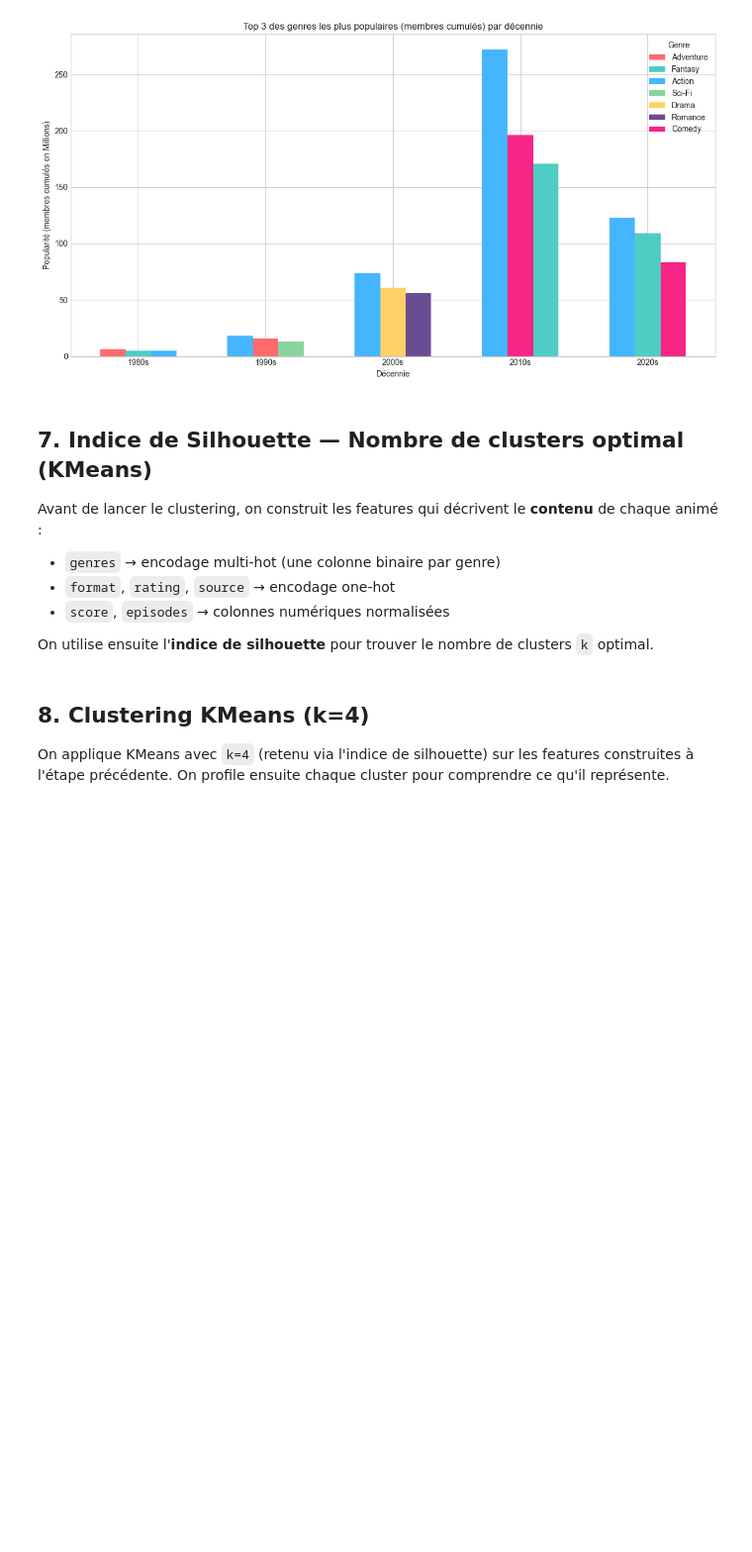
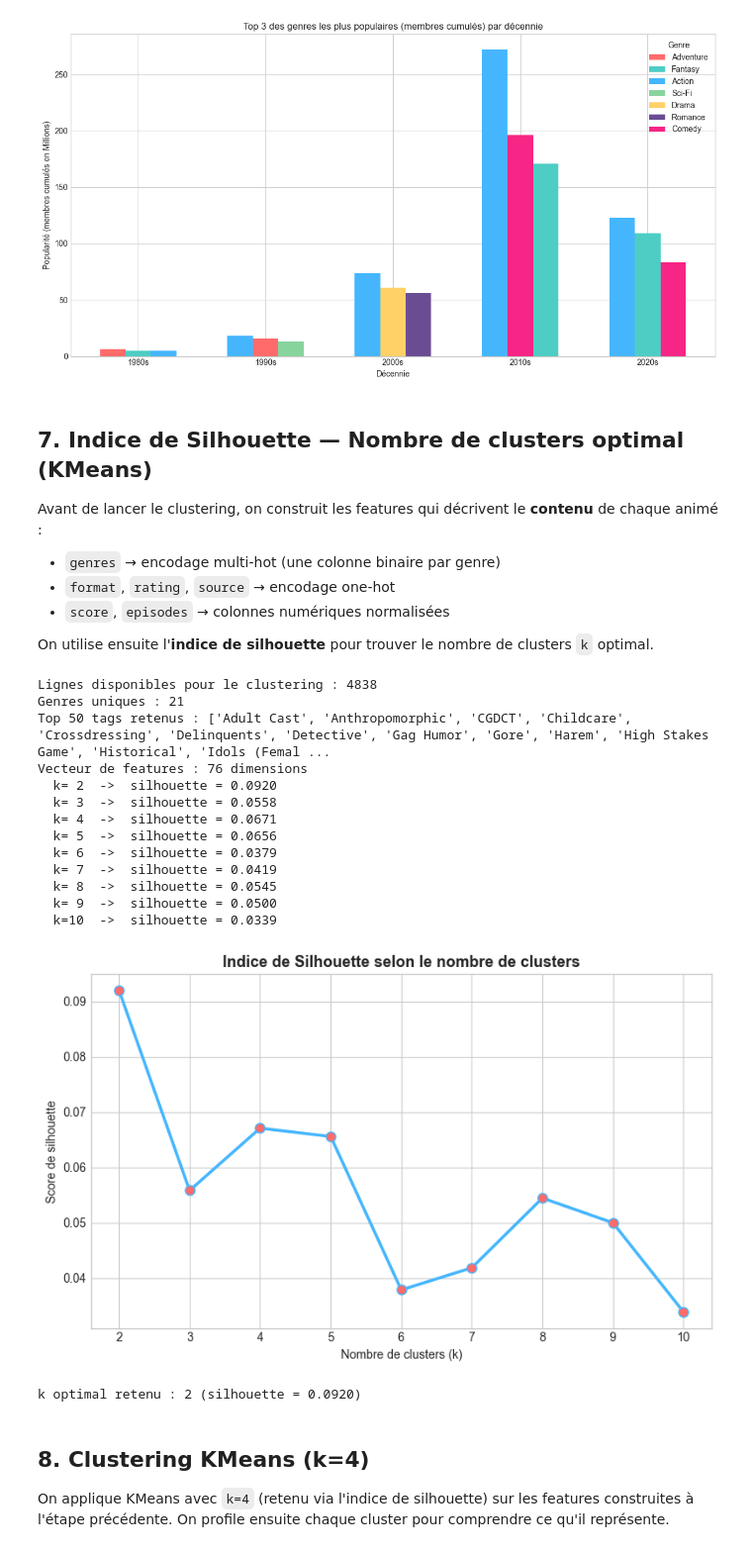
Before and after one commit to Antschw/AnimeTD, a Jupyter notebook: Clean_Anime.ipynb, the cells around one changed output. Shown at 99% size. Cells and saved outputs as stored; diff of their text form; code cells hidden in the pictures; blank space fills up the shorter version.

```diff
--- a/Clean_Anime.ipynb
+++ b/Clean_Anime.ipynb
@@ -611,7 +619,7 @@ from pyspark.ml import Pipeline
 
 # ── 1. Sélection et nettoyage des colonnes utiles ────────────────────────────
 df_ml = df_clean.select(
-    "mal_id", "title_romaji", "genres", "score", "episodes", "format", "rating", "source"
+    "mal_id", "title_romaji", "genres", "tags", "score", "episodes", "format", "rating", "source"
 ).dropna(subset=["score", "episodes", "format", "rating", "source", "genres"]) \
  .filter(F.col("genres") != "Unknown")
 
@@ -625,7 +633,7 @@ all_genres_list = (
          .collect()
 )
 all_genres = sorted([row['genre'] for row in all_genres_list])
-print(f"Genres uniques détectés : {len(all_genres)} → {all_genres}")
+print(f"Genres uniques : {len(all_genres)}")
 
 for genre in all_genres:
     col_name = "g_" + genre.replace(" ", "_").replace("-", "_").replace("'", "")
@@ -633,7 +641,30 @@ for genre in all_genres:
 
 genre_feature_cols = ["g_" + g.replace(" ", "_").replace("-", "_").replace("'", "") for g in all_genres]
 
-# ── 3. One-hot encoding des colonnes catégorielles ────────────────────────────
+# ── 3. Multi-hot encoding des tags (top 50 les plus fréquents) ───────────────
+# On limite aux 50 tags les plus fréquents pour éviter l'explosion de la dimensionnalité
+top_tags = (
+    df_ml.filter((F.col("tags") != "Unknown") & F.col("tags").isNotNull())
+         .withColumn("tag", F.explode(F.split(F.col("tags"), "\\|")))
+         .filter(F.col("tag") != "")
+         .groupBy("tag").count()
+         .orderBy(F.col("count").desc())
+         .limit(50)
+         .select("tag").collect()
+)
+top_tags_list = sorted([row['tag'] for row in top_tags])
+print(f"Top 50 tags retenus : {top_tags_list}")
+
+for tag in top_tags_list:
+    col_name = "t_" + tag.replace(" ", "_").replace("-", "_").replace("'", "")
+    df_ml = df_ml.withColumn(col_name,
+        F.when(F.col("tags").isNotNull() & F.col("tags").contains(tag), 1.0).otherwise(0.0)
+    )
+
+tag_feature_cols = ["t_" + t.replace(" ", "_").replace("-", "_").replace("'", "") for t in top_tags_list]
+# ─────────────────────────────────────────────────────────────────────────────
+
+# ── 4. One-hot encoding des colonnes catégorielles ────────────────────────────
 cat_cols = ["format", "rating", "source"]
 indexers = [StringIndexer(inputCol=c, outputCol=f"{c}_idx", handleInvalid="keep") for c in cat_cols]
 encoders = [OneHotEncoder(inputCols=[f"{c}_idx" for c in cat_cols], outputCols=[f"{c}_ohe" for c in cat_cols])]
@@ -641,12 +672,12 @@ pipeline = Pipeline(stages=indexers + encoders)
 df_ml = pipeline.fit(df_ml).transform(df_ml)
 ohe_cols = [f"{c}_ohe" for c in cat_cols]
 
-# ── 4. Normalisation log des épisodes ────────────────────────────────────────
+# ── 5. Normalisation log des épisodes ────────────────────────────────────────
 df_ml = df_ml.withColumn("log_episodes", F.log1p(F.col("episodes")))
 numeric_cols = ["score", "log_episodes"]
 
-# ── 5. Assemblage et standardisation ─────────────────────────────────────────
-all_feature_cols = numeric_cols + genre_feature_cols + ohe_cols
+# ── 6. Assemblage et standardisation ─────────────────────────────────────────
+all_feature_cols = numeric_cols + genre_feature_cols + tag_feature_cols + ohe_cols
 df_assembled = VectorAssembler(inputCols=all_feature_cols, outputCol="features_raw", handleInvalid="skip") \
                    .transform(df_ml)
 
@@ -654,34 +685,50 @@ scaler = StandardScaler(inputCol="features_raw", outputCol="features", withStd=T
 df_scaled = scaler.fit(df_assembled).transform(df_assembled).select("mal_id", "title_romaji", "features")
 df_scaled.cache()
 print(f"Vecteur de features : {len(all_feature_cols)} dimensions")
 
-# ── 6. Silhouette pour k=2 à 10 ──────────────────────────────────────────────
+# ── 7. Silhouette pour k=2 à 10 ──────────────────────────────────────────────
 evaluator = ClusteringEvaluator(featuresCol="features", metricName="silhouette", distanceMeasure="squaredEuclidean")
 silhouette_scores = []
 
 for k in range(2, 11):
     model = KMeans(featuresCol="features", k=k, seed=42, maxIter=20).fit(df_scaled)
     sil = evaluator.evaluate(model.transform(df_scaled))
     silhouette_scores.append((k, sil))
     print(f"  k={k:2d}  ->  silhouette = {sil:.4f}")
 
 df_scaled.unpersist()
 
 ks   = [x[0] for x in silhouette_scores]
 sils = [x[1] for x in silhouette_scores]
 
 plt.figure(figsize=(8, 5))
 plt.plot(ks, sils, marker='o', linewidth=2.5, color='#45b6fe', markerfacecolor='#ff6b6b', markersize=8)
 plt.title("Indice de Silhouette selon le nombre de clusters", fontsize=13, fontweight='bold')
 plt.xlabel("Nombre de clusters (k)")
 plt.ylabel("Score de silhouette")
 plt.xticks(ks)
 plt.tight_layout()
 plt.savefig("plots/silhouette_scores.png", dpi=150)
 plt.show()
 
 best_k, best_sil = max(silhouette_scores, key=lambda x: x[1])
 print(f"\nk optimal retenu : {best_k} (silhouette = {best_sil:.4f})")
+# %% [output]
+Lignes disponibles pour le clustering : 4838
+Genres uniques : 21
+Top 50 tags retenus : ['Adult Cast', 'Anthropomorphic', 'CGDCT', 'Childcare', 'Crossdressing', 'Delinquents', 'Detective', 'Gag Humor', 'Gore', 'Harem', 'High Stakes Game', 'Historical', 'Idols (Femal ...
+Vecteur de features : 76 dimensions
+  k= 2  ->  silhouette = 0.0920
+  k= 3  ->  silhouette = 0.0558
+  k= 4  ->  silhouette = 0.0671
+  k= 5  ->  silhouette = 0.0656
+  k= 6  ->  silhouette = 0.0379
+  k= 7  ->  silhouette = 0.0419
+  k= 8  ->  silhouette = 0.0545
+  k= 9  ->  silhouette = 0.0500
+  k=10  ->  silhouette = 0.0339
+[figure, added]
+k optimal retenu : 2 (silhouette = 0.0920)
 # %% [markdown]
 ## 8. Clustering KMeans (k=4)
 
```
Also changed, not shown: parts of 4 cells of this notebook, 2 other files.
